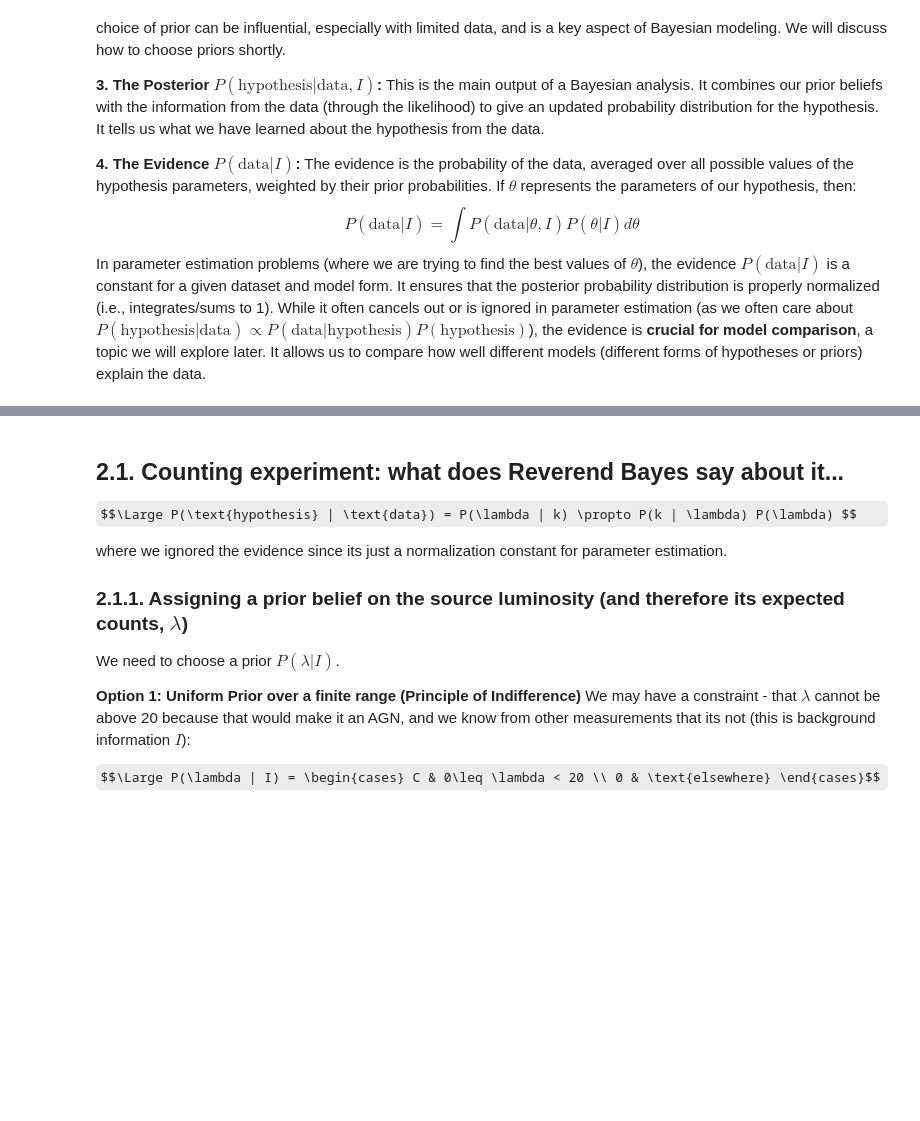
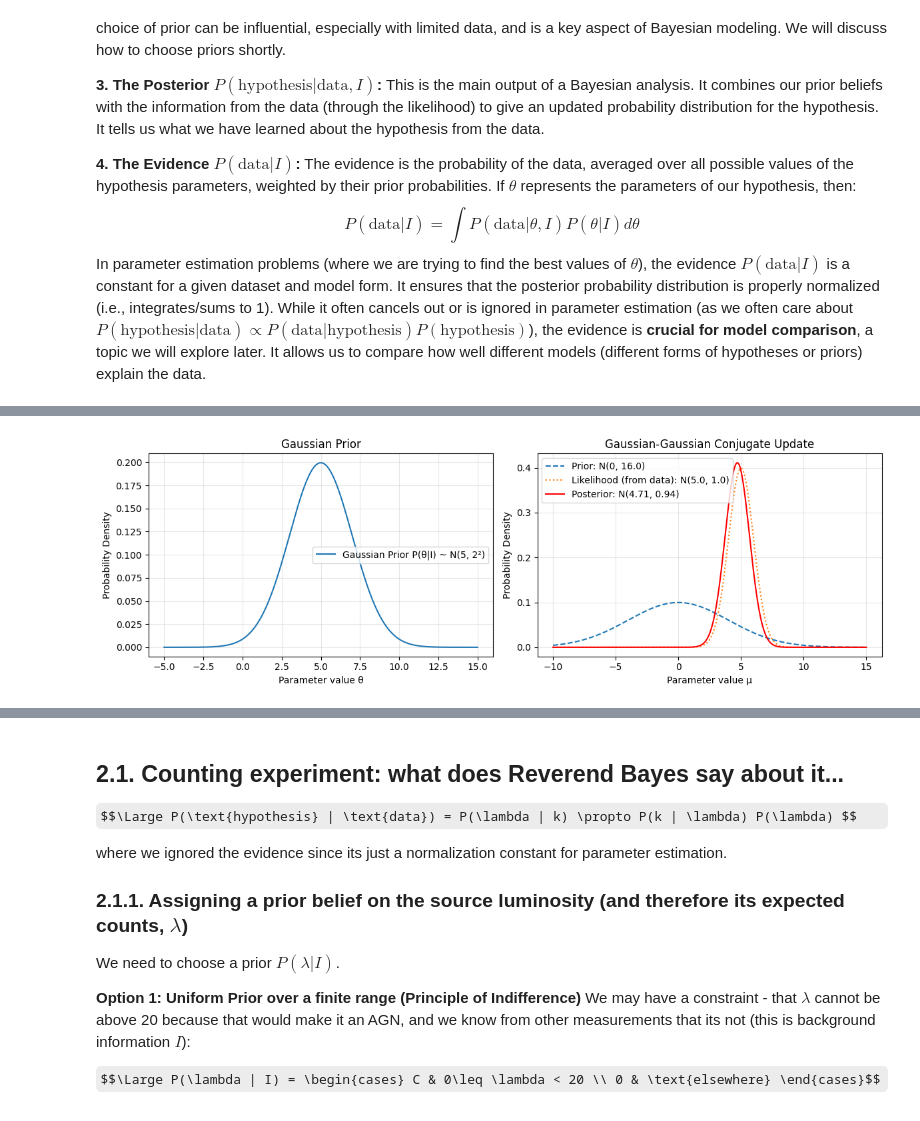
Before and after one commit to astrostatistics-in-crete/2025_summer_school, a Jupyter notebook: 06_Bayesian/Bayesian_1_answerkey.ipynb, the cells around one changed output, grey strips where cells are left out. Cells and saved outputs as stored; diff of their text form; code cells hidden in the pictures; some formulas as TeX source; blank space fills up the shorter version.

```diff
--- a/06_Bayesian/Bayesian_1_answerkey.ipynb
+++ b/06_Bayesian/Bayesian_1_answerkey.ipynb
@@ -213,3 +241,50 @@ The choice of prior should always be justified and its impact on the results ass
+# %%
+fig, axs = plt.subplots(1, 2, figsize=(12, 4))
+
+# 3. Gaussian Prior
+ax = axs[0]
+x_gaussian = np.linspace(-5, 15, 500)
+pdf_gaussian = st.norm(loc=5, scale=2).pdf(x_gaussian) # Gaussian N(5, 2^2)
+ax.plot(x_gaussian, pdf_gaussian, label='Gaussian Prior P(θ|I) ~ N(5, 2²)')
+ax.set_title('Gaussian Prior')
+ax.set_xlabel('Parameter value θ')
+ax.set_ylabel('Probability Density')
+ax.legend()
+ax.grid(True, alpha=0.3)
+
+# 4. Gaussian-Gaussian Conjugate Update Example
+ax = axs[1]
+# Prior: P(μ|I) ~ N(μ_P, σ_P^2)
+mu_P, sigma_P = 0, 4.0
+prior_dist = st.norm(mu_P, sigma_P)
+
+# Data: Assume we have N_D measurements x_i from N(μ, σ_D^2)
+# For simplicity, let's say we have a sample mean x_bar and know s = σ_D / sqrt(N_D)
+x_bar, s = 5.0, 1.0 # Likelihood centered at x_bar, with std. error of mean s
+likelihood_dist = st.norm(x_bar, s) # Represents P(data|μ)
+
+# Posterior: P(μ|data,I) ~ N(μ_post, σ_post^2)
+precision_P = 1.0 / sigma_P**2
+precision_data = 1.0 / s**2
+sigma_post_sq = 1.0 / (precision_P + precision_data)
+mu_post = sigma_post_sq * (precision_P * mu_P + precision_data * x_bar)
+sigma_post = np.sqrt(sigma_post_sq)
+posterior_dist = st.norm(mu_post, sigma_post)
+
+x_gg = np.linspace(-10, 15, 500)
+ax.plot(x_gg, prior_dist.pdf(x_gg), label=f'Prior: N({mu_P}, {sigma_P**2})', linestyle='--')
+ax.plot(x_gg, likelihood_dist.pdf(x_gg), label=f'Likelihood (from data): N({x_bar}, {s**2})', linestyle=':')
+ax.plot(x_gg, posterior_dist.pdf(x_gg), label=f'Posterior: N({mu_post:.2f}, {sigma_post**2:.2f})', color='red')
+ax.set_title('Gaussian-Gaussian Conjugate Update')
+ax.set_xlabel('Parameter value μ')
+ax.set_ylabel('Probability Density')
+ax.legend()
+ax.grid(True, alpha=0.3)
+
+plt.tight_layout()
+plt.show()
+# %% [output]
+[figure, added]
 # %% [markdown]
 ## Bayesian Credible Regions (or Intervals)
 
```
Also changed, not shown: parts of 5 cells of this notebook, 6 other files.
